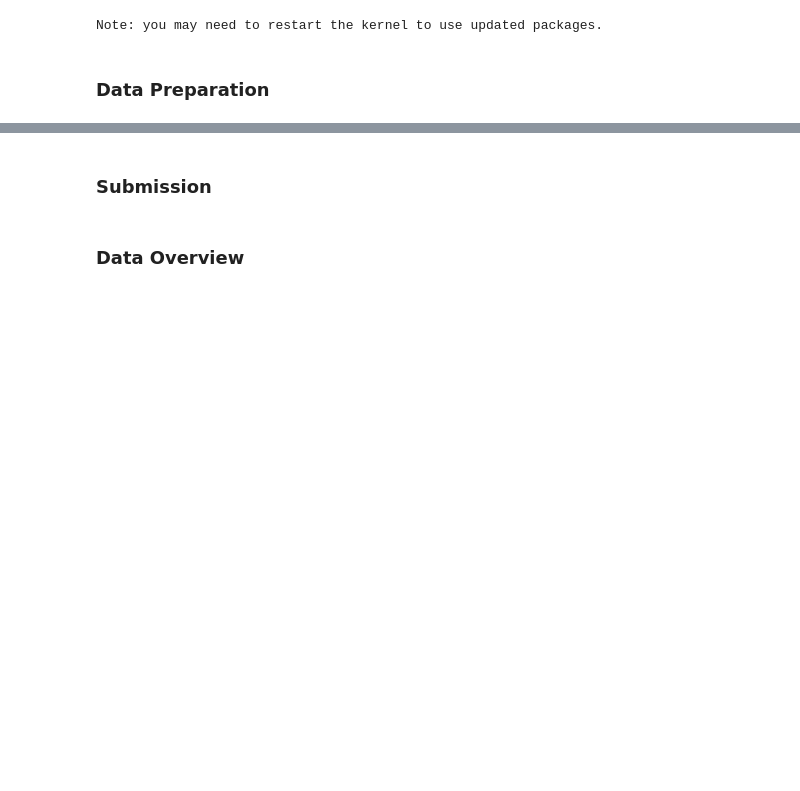
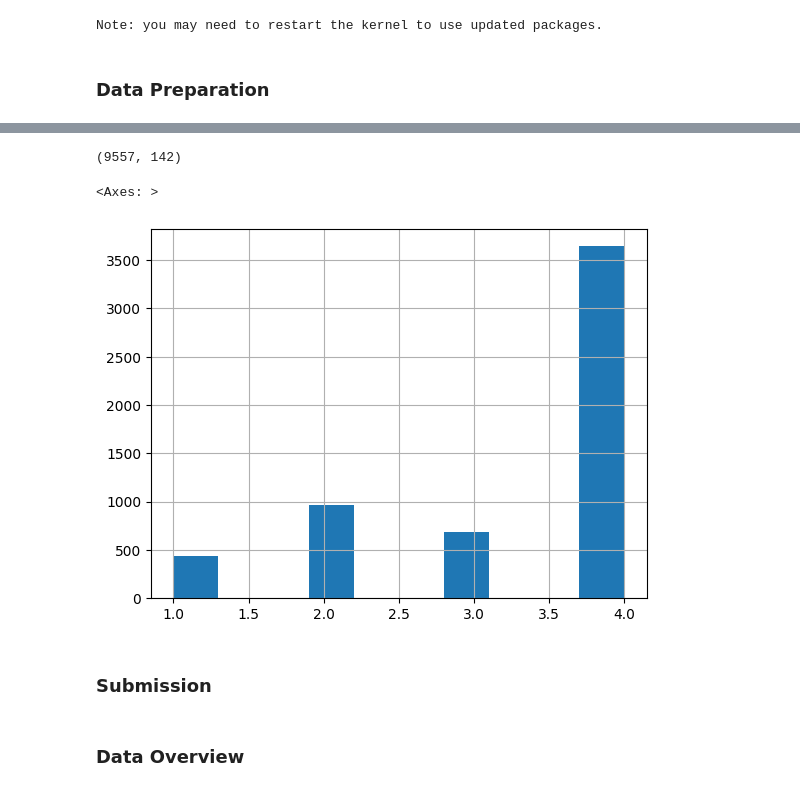
Before and after one commit to uku20/mlp, a Jupyter notebook: notebooks/ensemble.ipynb, the cells around one changed output, grey strips where cells are left out. Drawn from its saved outputs; the diff is of its cells as text; code cells hidden in the pictures; blank space fills up the shorter version.

Commit message:
Added Data Encoding & Sampling (#2)
* small update

* Added sampling

* Resolved bug

* TODO

* Removed unnecessary code

```diff
--- a/notebooks/ensemble.ipynb
+++ b/notebooks/ensemble.ipynb
@@ -61,0 +35,35 @@ train = prepare_from_csv(train_csv, fill_method="mean")
+# %%
+from sklearn.impute import SimpleImputer
+from sklearn.preprocessing import OneHotEncoder
+from sklearn.pipeline import Pipeline
+from sklearn.compose import ColumnTransformer
+
+
+def onehot_encoding(data):
+    data = data[:]
+    encoder = OneHotEncoder()
+    encoder.fit(data)
+    return encoder.transform(data).toarray()
+
+def preprocess(data):
+    encoder = OneHotEncoder()
+    data = data.dropna()
+    return encoder.fit_transform(data).toarray()
+
+
+def prepare(csv_path = None, data = None):
+    if csv_path is None and data is None:
+        raise ValueError("Either csv_path or data must be provided")
+    if csv_path is not None and data is not None:
+        raise ValueError("Only one of csv_path or data must be provided")
+    raw_data = None
+    if csv_path is not None:
+        raw_data = pd.read_csv(csv_path)
+    else:
+        raw_data = data
+    return onehot_encoding(raw_data)
+# %%
+data = pd.read_csv(train_csv)
+target = data[prediction_column]
+data = data.drop(columns=[prediction_column])
+data.describe(include = 'all')
@@ -62,3 +100,16 @@ train = prepare_from_csv(train_csv, fill_method="mean")
+# %%
+data.shape
+# %% [output]
+(9557, 142)
+# %%
+
+data = prepare(data=data)
+# target = pd.read_csv(train_csv)[prediction_column]
+X_train, X_test, y_train, y_test = train_test_split(data, target, test_size=0.4, random_state=42)
+y_train.hist()
+# %% [output]
+<Axes: >
+[figure, added]
 # %% [markdown]
 ### Submission
 # %%
```
Also changed, not shown: parts of 22 cells of this notebook, 1 other file.
